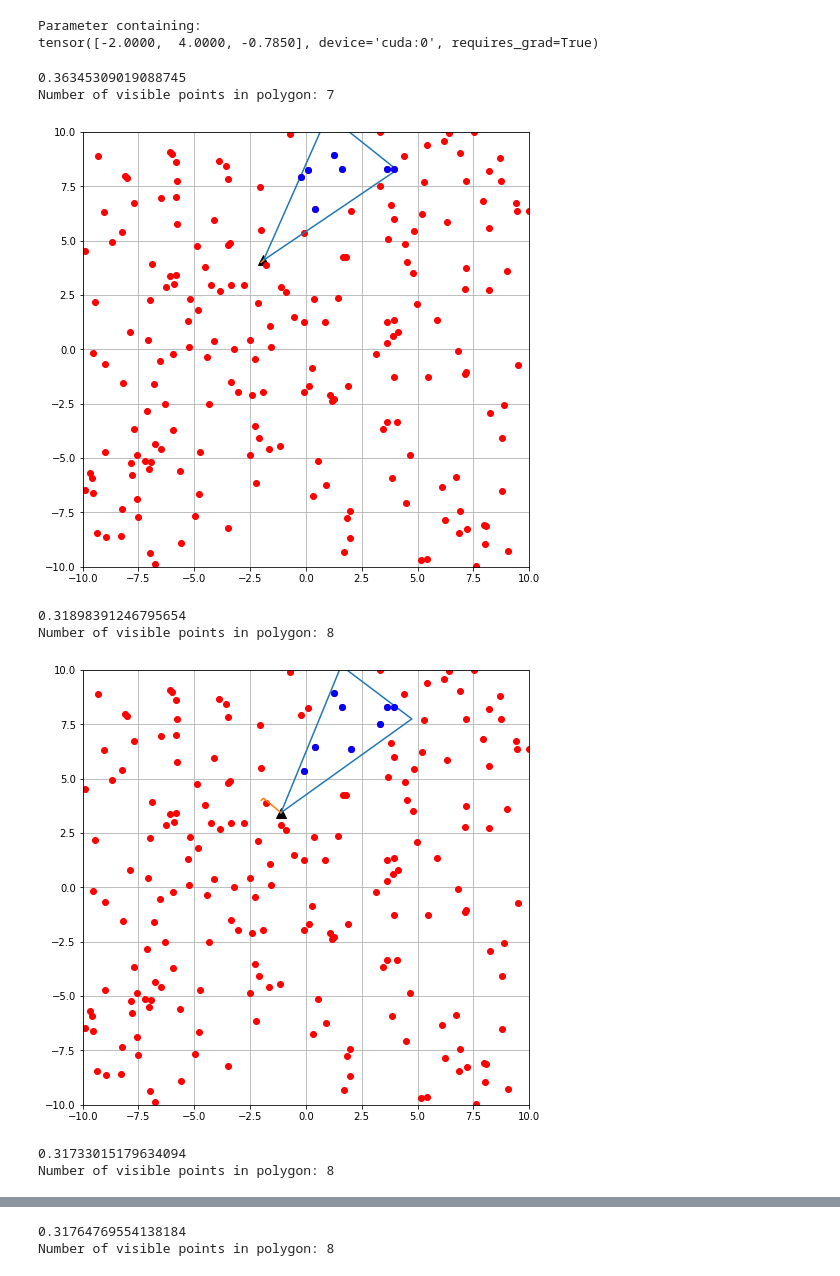
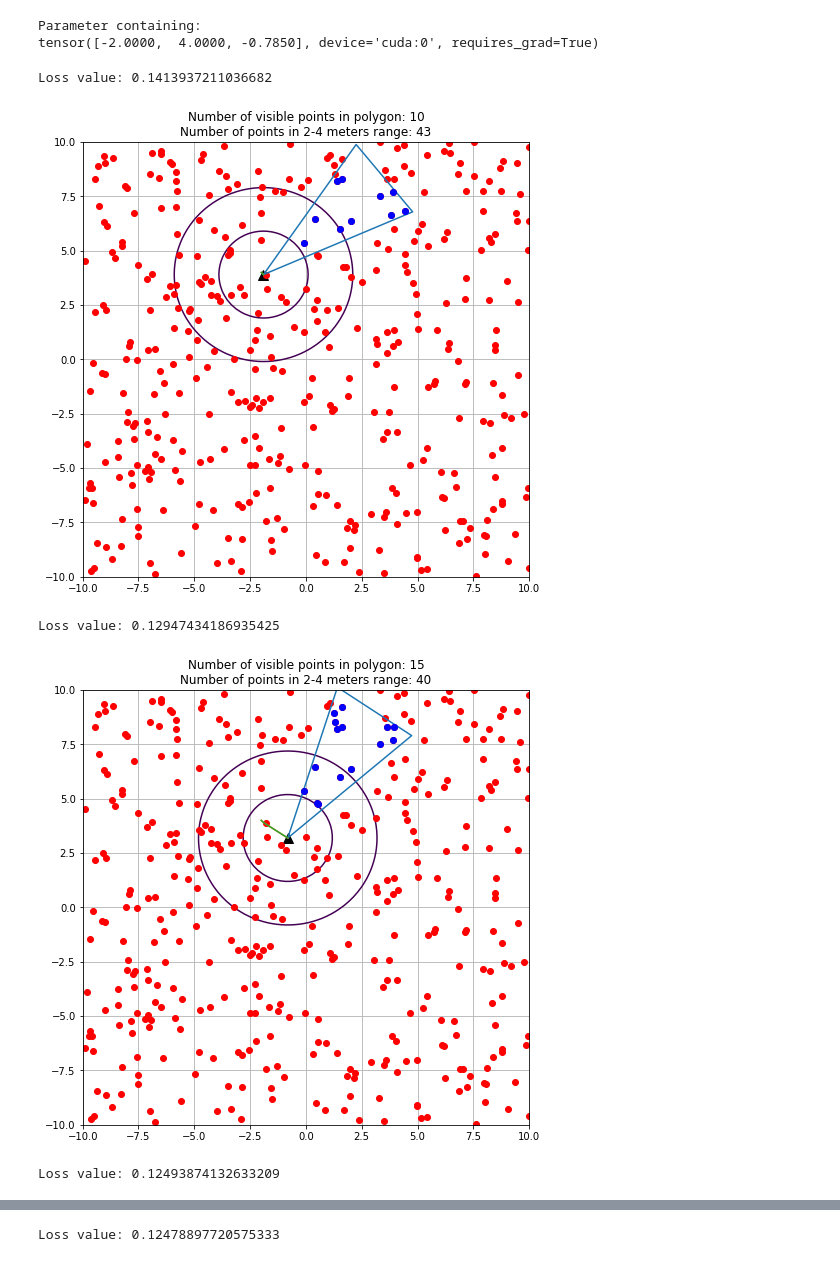
Before and after one commit to ctu-vras/trajectory_optimization, a Jupyter notebook: notebooks/camera_position_optimization_2d.ipynb, the cells around one changed output, grey strips where cells are left out. Cells and saved outputs as stored; diff of their text form; code cells hidden in the pictures.

```diff
--- a/notebooks/camera_position_optimization_2d.ipynb
+++ b/notebooks/camera_position_optimization_2d.ipynb
@@ -103,7 +105,7 @@ class Model(nn.Module):
         return loss
 
     @staticmethod
-    def gaussian(x,  mu=0.0, sigma=4.0):
+    def gaussian(x,  mu=2.0, sigma=4.0):
         # https://en.wikipedia.org/wiki/Normal_distribution
         g = torch.exp(-0.5*((x - mu)/sigma)**2) / (sigma * torch.sqrt(torch.tensor(2*3.1415)))
         return g
@@ -122,7 +124,6 @@ def state_visualizer(camera_xy_yaw,
                      pts,
                      polygon=torch.tensor([(0., 0.), (2., 7.), (-2., 7.)]),
                      dist_range=[-10, 10]):
-    plt.figure(figsize=(8, 8))
     plt.grid()
     plt.xlim(dist_range)
     plt.ylim(dist_range)
@@ -133,18 +134,34 @@ def state_visualizer(camera_xy_yaw,
     yaw = camera_xy_yaw[2]
     rot = torch.tensor([[torch.cos(yaw), -torch.sin(yaw)],
                         [torch.sin(yaw),  torch.cos(yaw)]])
-    visibility_polygon = Polygon( (rot @ polygon.T).T + camera_xy_yaw[:2] )
+    visibility_polygon = Polygon((rot @ polygon.T).T + camera_xy_yaw[:2])
+    # plot visibility polygon
     plt.plot(*visibility_polygon.exterior.xy)
 
-    pts_visible = []
+    # plot distance area
+    r, R = 2.0, 4.0
+    x = torch.linspace(-10., 10., 100)
+    y = torch.linspace(-10., 10., 100)
+    X, Y = torch.meshgrid(x, y)
+    f = (X-camera_xy_yaw[0])**2 + (Y-camera_xy_yaw[1])**2 - r**2
+    F = (X - camera_xy_yaw[0]) ** 2 + (Y - camera_xy_yaw[1]) ** 2 - R ** 2
+    plt.contour(X, Y, f, [0])
+    plt.contour(X, Y, F, [0])
+
+    N_range_pts = 0  # point: r <= dist <= R
+    N_visible_pts = 0
     for p in pts:
+        dist = torch.linalg.norm(camera_xy_yaw[:2] - p)
+        if (dist >= r and dist <= R):
+            N_range_pts += 1
         if visibility_polygon.contains(Point(p)):
             plt.plot(p[0], p[1], 'ro', color='b')
-            pts_visible.append(p)
-    print(f'Number of visible points in polygon: {len(pts_visible)}')
+            N_visible_pts += 1
+
+    return N_visible_pts, N_range_pts
 # %%
 torch.manual_seed(0)
-N_points = 200
+N_points = 400
 dist_range=[-10, 10]
 pts = torch.rand((N_points, 2)) * (dist_range[1] - dist_range[0]) + dist_range[0]
 robot_xy_yaw = torch.tensor([-2., 4., -3.14/4])
@@ -159,27 +176,28 @@ tensor([-2.0000,  4.0000, -0.7850], device='cuda:0', requires_grad=True)
 # %%
 # Create an optimizer. Here we are using Adam and we pass in the parameters of the model
 optimizer = torch.optim.Adam(model.parameters(), lr=0.1)
 
 traj = model.camera_xy_yaw.detach().cpu().unsqueeze(0)
 # Run optimization loop
 for i in tqdm(range(200)):
     optimizer.zero_grad()
     loss = model()
     loss.backward()
     optimizer.step()
 
     if i % 40 ==0:
-        print(loss.item())
-        state_visualizer(model.camera_xy_yaw.detach().cpu(), model.points.cpu())
+        print(f'Loss value: {loss.item()}')
+        plt.figure(figsize=(8, 8))
+        N_visible_pts, N_range_pts = state_visualizer(model.camera_xy_yaw.detach().cpu(), model.points.cpu())
         traj = torch.cat([traj, model.camera_xy_yaw.detach().cpu().unsqueeze(0)], dim=0)
         plt.plot(traj[:, 0], traj[:, 1])
+        plt.title(f'Number of visible points in polygon: {N_visible_pts}\n'
+                  f'Number of points in 2-4 meters range: {N_range_pts}')
+        plt.plot(traj[:, 0], traj[:, 1])
         plt.show()
 # %% [output]
-0.36345309019088745
-Number of visible points in polygon: 7
+Loss value: 0.1413937211036682
-[figure, old version]
+[figure, new version]
-0.31898391246795654
-Number of visible points in polygon: 8
+Loss value: 0.12947434186935425
-[figure, old version]
+[figure, new version]
-0.31733015179634094
-Number of visible points in polygon: 8
+Loss value: 0.12493874132633209
@@ -187,2 +205 @@ Number of visible points in polygon: 8
-0.31764769554138184
-Number of visible points in polygon: 8
+Loss value: 0.12478897720575333
```
Also changed, not shown: parts of 3 cells of this notebook, 4 other files.
